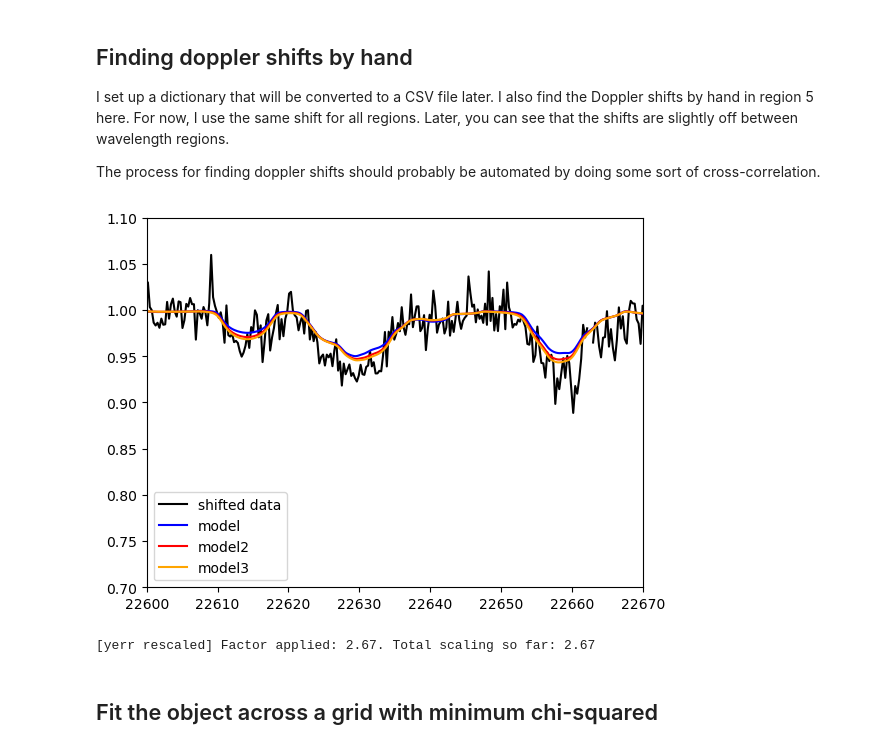
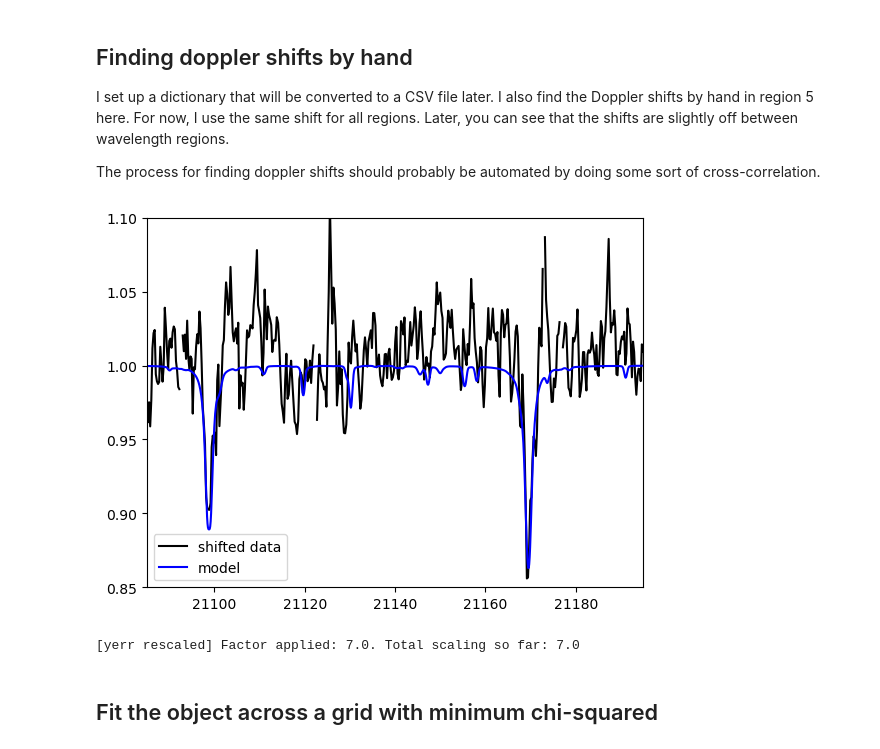
Before and after one commit to christianfloresg/ishell-spectral-fitting, a Jupyter notebook: simple_example.ipynb, the cells around one changed output. Saved outputs shown, nothing was run; the diff lists cells and outputs as text; code cells hidden in the pictures.

```diff
--- a/simple_example.ipynb
+++ b/simple_example.ipynb
@@ -14,7 +14,7 @@ from fitting import *
 # %% [markdown]
 ## Import normalized spectrum
 # %%
-fname = "data/science/Spectrum_ODISEA256.nspec"
+fname = "data/science/OW94-154-346.tellcor.comb_all.merged.smoothed6-2.nspec"
 
 # ProplydData is a simple class that stores the data and has some built-in methods
 # to help with data processing
@@ -24,7 +24,8 @@ obj = ProplydData(fname)
 # over sampled by 6 pixels per resolution element. We are bring it down to 2 (Nyquist)
 obj.Nyquist_bin_spectrum(N = 3)
 
-obj.x *= 1  #e4  # convert x-axis to angstroms
+# obj.x *= 1  #e4  # convert x-axis to angstroms
+obj.x *= 1e4  # convert x-axis to angstroms
 
 plt.figure()
 plt.plot(obj.x, obj.y)
@@ -43,41 +44,41 @@ I set up a dictionary that will be converted to a CSV file later. I also find th
 
 The process for finding doppler shifts should probably be automated by doing some sort of cross-correlation.
 # %%
-shift = -6  # shift in units of array indices
-xlo, xhi = 22600, 22670  # wavelength region for plotting
+# example model
+model = MoogStokesModel(3600, 3.50, rK=3, B=1, vsini=2, region=0)
+xlo, xhi  = np.nanmin(model.x),np.nanmax(model.x)
+
 
 # Visually determine the doppler shift by plotting against a test model
 # and shifting the data to match the model
+
+shift = -15  # shift in units of array indices
+# xlo, xhi = 22600, 22670  # wavelength region for plotting
+
+
 
 obj_test = copy.deepcopy(obj)  # make a copy of the data while testing the doppler shift
 obj_test.doppler_shift_data(shift)  # apply the doppler shift
 # xdata, ydata, yerrdata = obj_test.get_range(xlo, xhi)  # get
 
-# example model
-model = MoogStokesModel(3600, 2.50, rK=3, B=1, vsini=52, region=5)
-model2 = MoogStokesModel(3600, 3.00, rK=3, B=1, vsini=52, region=5)
-model3 = MoogStokesModel(3600, 3.25, rK=3, B=1, vsini=52, region=5)
-
 plt.figure()
 plt.plot(obj_test.x, obj_test.y, c='k', label="shifted data")
 plt.plot(model.x, model.y, c='blue', label="model")
-plt.plot(model2.x, model2.y, c='red', label="model2")
-plt.plot(model3.x, model3.y, c='orange', label="model3")
 
 plt.legend()
 plt.xlim(xlo, xhi)
-plt.ylim(0.7, 1.1)
+plt.ylim(0.85, 1.1)
 plt.show()
 # %% [output]
-[figure, old version]
+[figure, new version]
 # %%
 ## When you're ready, apply the doppler shift to the original data
 obj.doppler_shift_data(shift)
 
 # errors can also be re-scaled to a value that is appropriate depending on the reduced chi-squared
-obj.rescale_yerr(2.67)
+obj.rescale_yerr(7.0)
 # %% [output]
-[yerr rescaled] Factor applied: 2.67. Total scaling so far: 2.67
+[yerr rescaled] Factor applied: 7.0. Total scaling so far: 7.0
 # %% [markdown]
 ## Fit the object across a grid with minimum chi-squared
 # %% [markdown]
```
Also changed, not shown: parts of 9 cells of this notebook, 1 other file.
